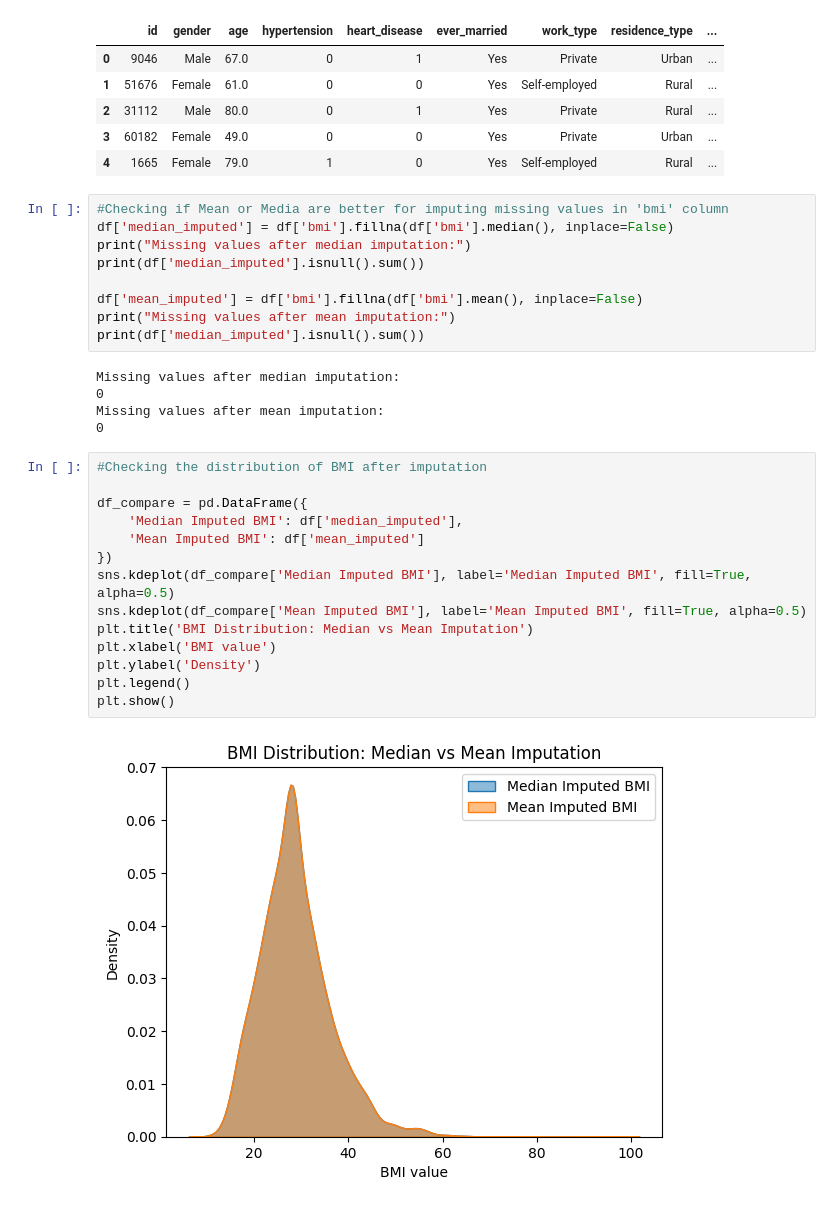
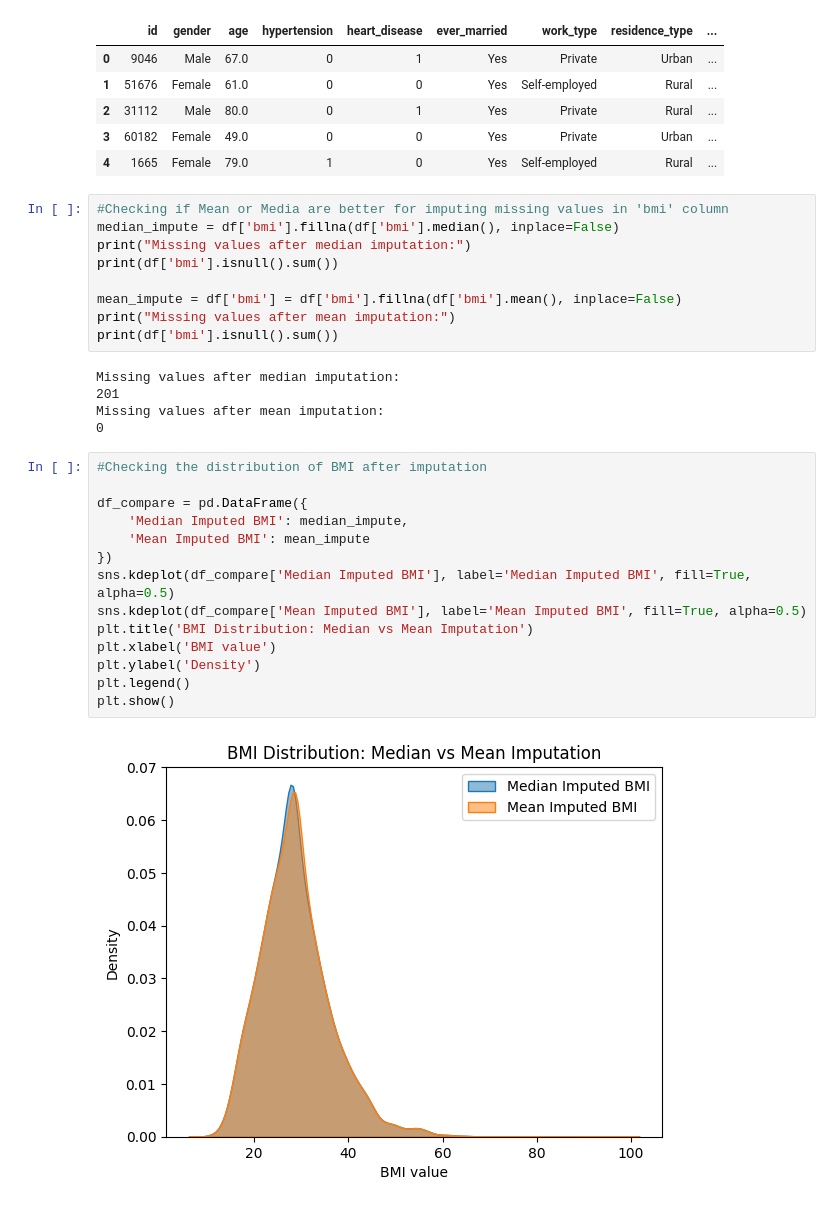
Before and after one commit to ali-khurshid/stroke-risk-predictive-analysis, a Jupyter notebook: jupyter_notebooks/03 - feature_engineering.ipynb, the cells around one changed output. Cells and saved outputs as stored; diff of their text form.

```diff
--- a/jupyter_notebooks/03 - feature_engineering.ipynb
+++ b/jupyter_notebooks/03 - feature_engineering.ipynb
@@ -34,34 +34,34 @@ df.head()
 | 4 | 1665 | Female | 79.0 | 1 | 0 | Yes | Self-employed | Rural | ... |
 # %%
 #Checking if Mean or Media are better for imputing missing values in 'bmi' column
-df['median_imputed'] = df['bmi'].fillna(df['bmi'].median(), inplace=False)
+median_impute = df['bmi'].fillna(df['bmi'].median(), inplace=False)
 print("Missing values after median imputation:")
-print(df['median_imputed'].isnull().sum())
+print(df['bmi'].isnull().sum())
 
-df['mean_imputed'] = df['bmi'].fillna(df['bmi'].mean(), inplace=False)
+mean_impute = df['bmi'] = df['bmi'].fillna(df['bmi'].mean(), inplace=False)
 print("Missing values after mean imputation:")
-print(df['median_imputed'].isnull().sum())
+print(df['bmi'].isnull().sum())
 # %% [output]
 Missing values after median imputation:
-0
+201
 Missing values after mean imputation:
 0
 # %%
 #Checking the distribution of BMI after imputation
 
 df_compare = pd.DataFrame({
-    'Median Imputed BMI': df['median_imputed'],
-    'Mean Imputed BMI': df['mean_imputed']
+    'Median Imputed BMI': median_impute,
+    'Mean Imputed BMI': mean_impute
 })
 sns.kdeplot(df_compare['Median Imputed BMI'], label='Median Imputed BMI', fill=True, alpha=0.5)
 sns.kdeplot(df_compare['Mean Imputed BMI'], label='Mean Imputed BMI', fill=True, alpha=0.5)
 plt.title('BMI Distribution: Median vs Mean Imputation')
 plt.xlabel('BMI value')
 plt.ylabel('Density')
 plt.legend()
 plt.show()
 # %% [output]
-[figure, old version]
+[figure, new version]
 # %%
 #checking skewness and kurtosis of bmi column
 print(df['bmi'].skew())
```
Also changed, not shown: parts of 5 cells of this notebook.
